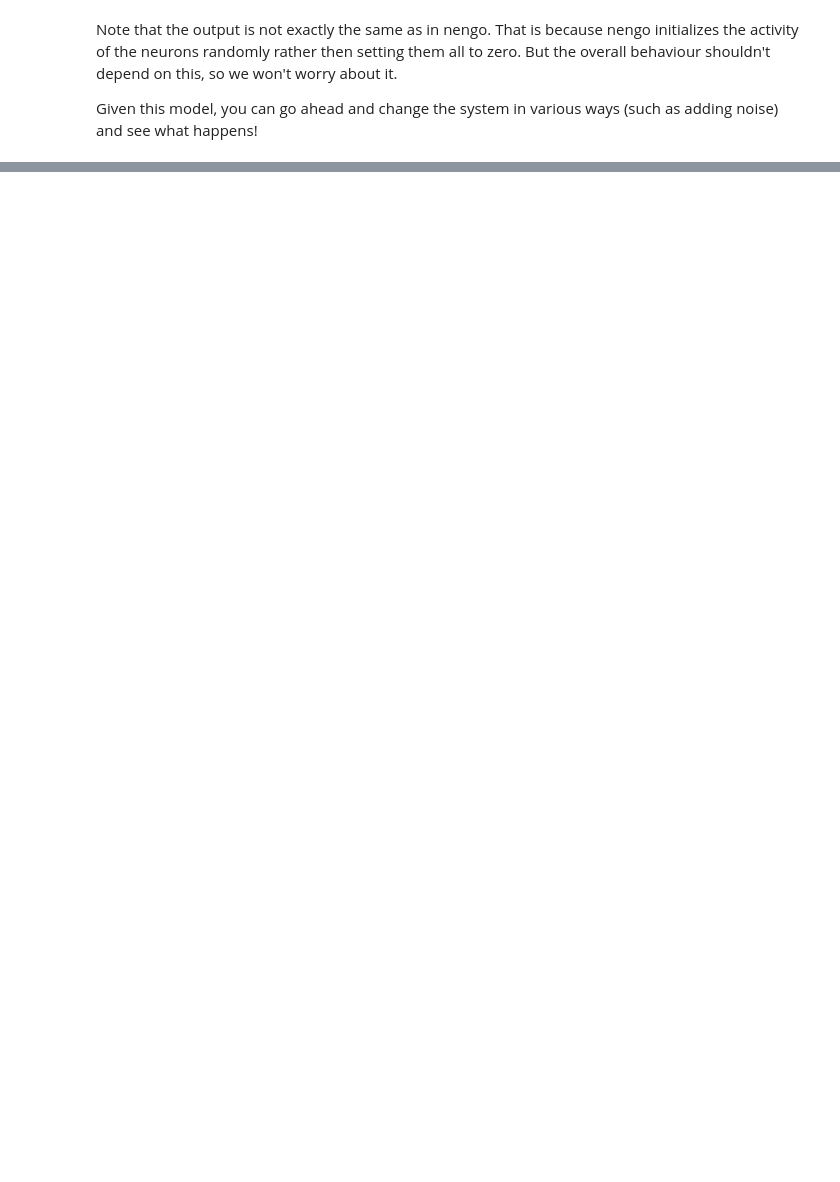
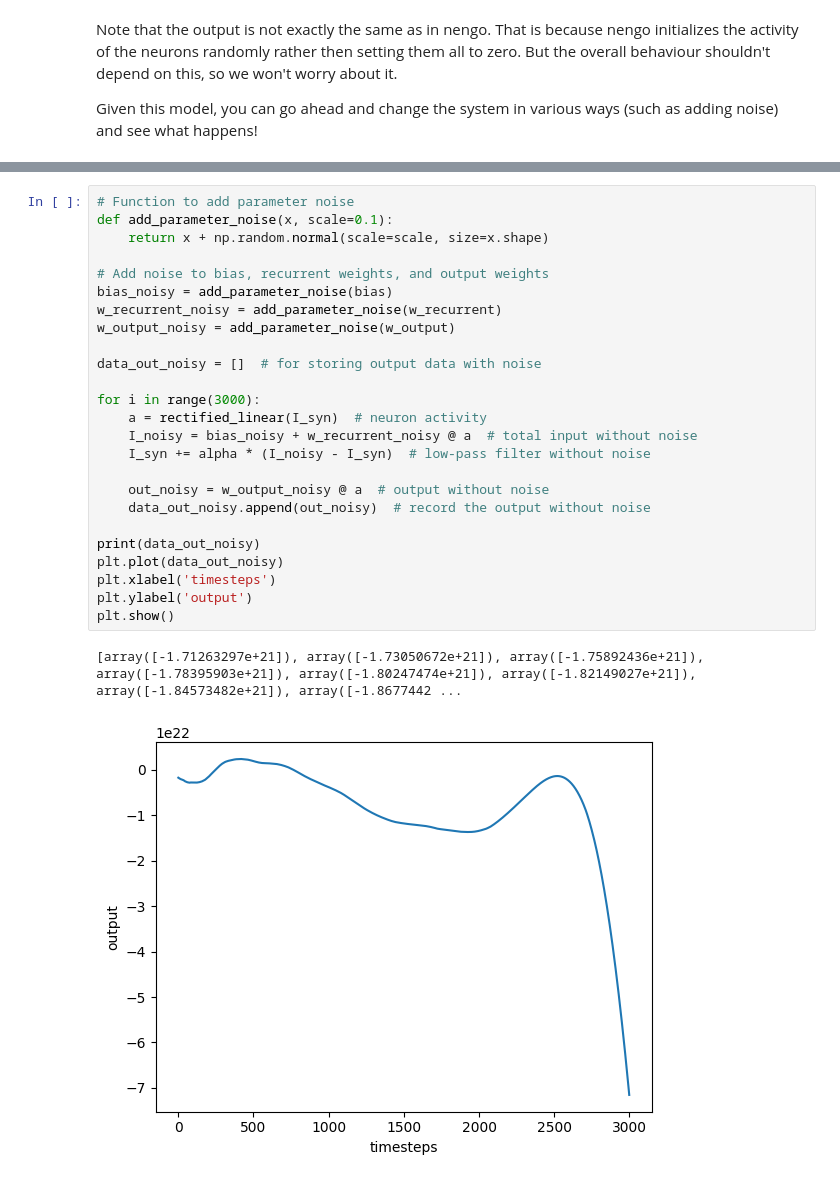
Before and after one commit to mr-nudo/neuronModels1, a Jupyter notebook: Building_an_Oscillator_(nengo_to_numpy).ipynb, the cells around one changed output, grey strips where cells are left out. Cells and saved outputs as stored; diff of their text form; blank space fills up the shorter version.

```diff
--- a/Building_an_Oscillator_(nengo_to_numpy).ipynb
+++ b/Building_an_Oscillator_(nengo_to_numpy).ipynb
@@ -138,0 +172,28 @@ Given this model, you can go ahead and change the system in various ways (such a
+# %%
+# Function to add parameter noise
+def add_parameter_noise(x, scale=0.1):
+    return x + np.random.normal(scale=scale, size=x.shape)
+
+# Add noise to bias, recurrent weights, and output weights
+bias_noisy = add_parameter_noise(bias)
+w_recurrent_noisy = add_parameter_noise(w_recurrent)
+w_output_noisy = add_parameter_noise(w_output)
+
+data_out_noisy = []  # for storing output data with noise
+
+for i in range(3000):
+    a = rectified_linear(I_syn)  # neuron activity
+    I_noisy = bias_noisy + w_recurrent_noisy @ a  # total input without noise
+    I_syn += alpha * (I_noisy - I_syn)  # low-pass filter without noise
+
+    out_noisy = w_output_noisy @ a  # output without noise
+    data_out_noisy.append(out_noisy)  # record the output without noise
+
+print(data_out_noisy)
+plt.plot(data_out_noisy)
+plt.xlabel('timesteps')
+plt.ylabel('output')
+plt.show()
+# %% [output]
+[array([-1.71263297e+21]), array([-1.73050672e+21]), array([-1.75892436e+21]), array([-1.78395903e+21]), array([-1.80247474e+21]), array([-1.82149027e+21]), array([-1.84573482e+21]), array([-1.8677442 ...
+[figure, added]
```
Also changed, not shown: parts of 5 cells of this notebook.
